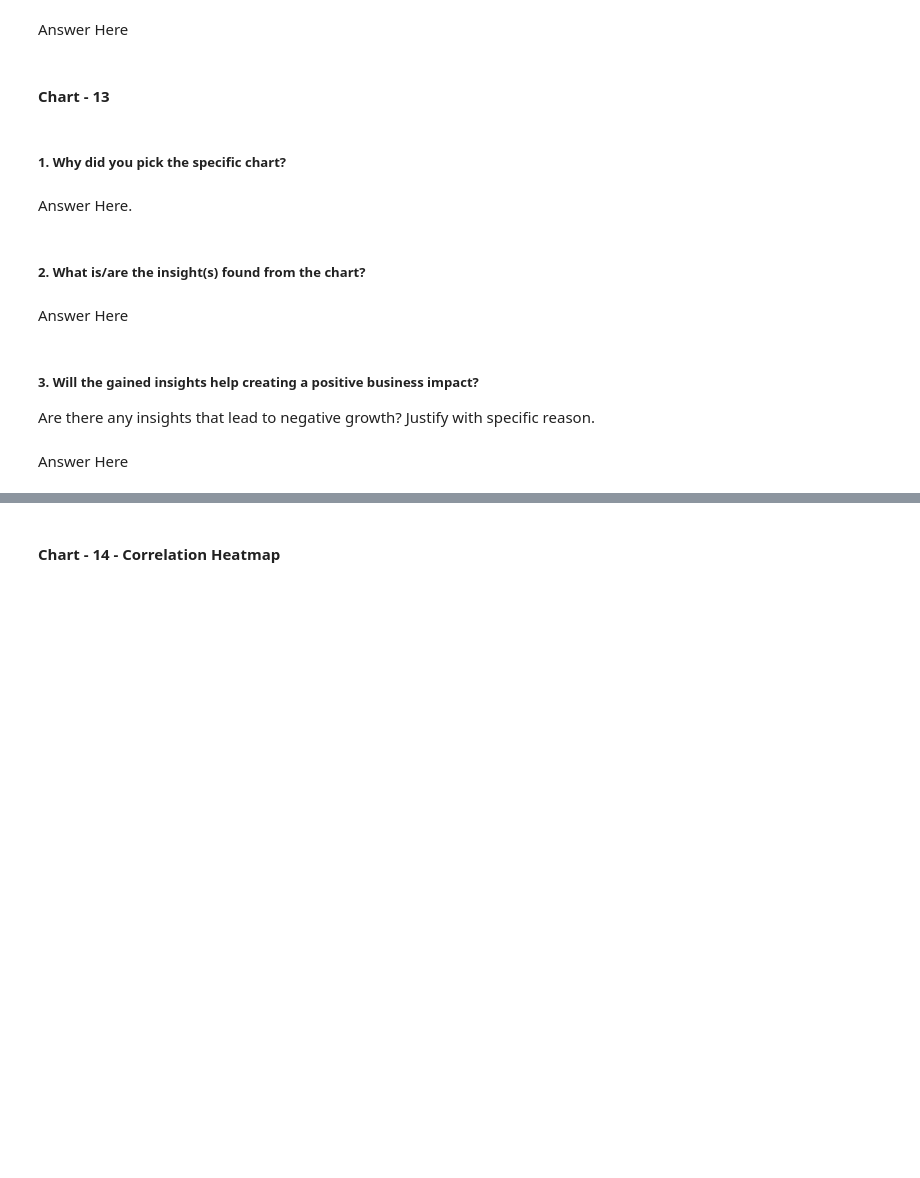
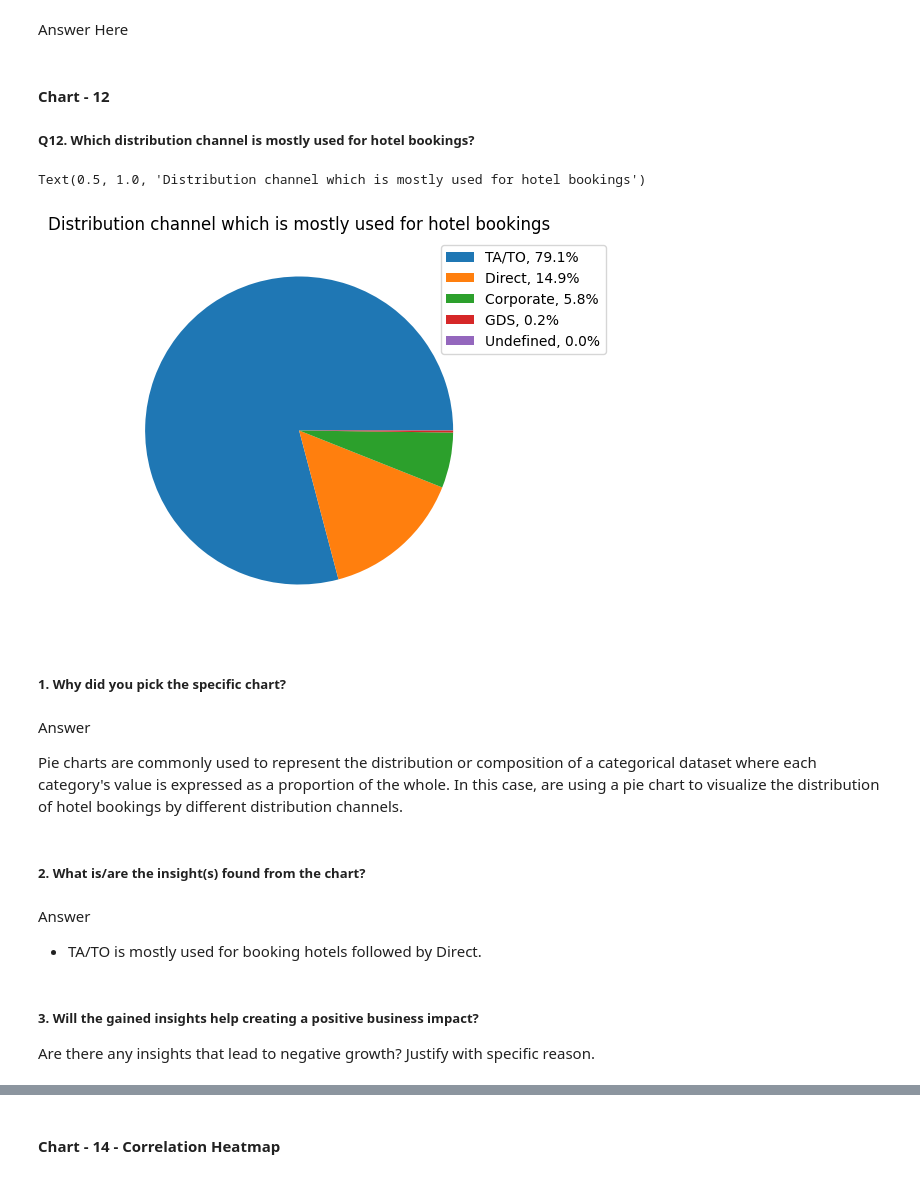
Before and after one commit to Kushdevu/Hotel-Booking-Analysis-EDA-Project, a Jupyter notebook: Copy_of_Sample_EDA_Submission_Template_ipynb0008.ipynb, the cells around one changed output, grey strips where cells are left out. Cells and saved outputs as stored; diff of their text form; code cells hidden in the pictures; blank space fills up the shorter version.

```diff
--- a/Copy_of_Sample_EDA_Submission_Template_ipynb0008.ipynb
+++ b/Copy_of_Sample_EDA_Submission_Template_ipynb0008.ipynb
@@ -928,5 +1013,3 @@ Answer Here
 Are there any insights that lead to negative growth? Justify with specific reason.
 # %% [markdown]
 Answer Here
-# %% [markdown]
-#### Chart - 13
@@ -935,13 +1016,40 @@ Answer Here
+# %% [markdown]
+#### Chart - 12
+
+##### Q12. Which distribution channel is mostly used for hotel bookings?
+# %%
+#check distribution channel
+dcf =df['distribution_channel'].value_counts().reset_index().rename(columns={'index':"distribution_channel",'distribution_channel':'count'})
+#add percenatge columns in dcf dataframe
+dcf['percentage'] = round(dcf['count']*100/df.shape[0],1)
+#Creating list of percentage
+sizes=dcf['percentage'].values.tolist()
+# %%
+# Chart - 12 visualization code
+plt.figure(figsize=(5,5))
+plt.pie(df['distribution_channel'].value_counts(),labels=None)
+
+#setting legends with percentage values
+labels = df['distribution_channel'].value_counts().keys()
+labels = [f'{l}, {s}%' for l, s in zip(labels, sizes)]
+plt.legend(bbox_to_anchor=(0.85, 1), loc='upper left', labels=labels)
+
+plt.title('Distribution channel which is mostly used for hotel bookings')
+# %% [output]
+Text(0.5, 1.0, 'Distribution channel which is mostly used for hotel bookings')
+[figure, added]
 # %% [markdown]
 ##### 1. Why did you pick the specific chart?
-# %% [markdown]
-Answer Here.
+# %% [markdown]
+Answer
+
+Pie charts are commonly used to represent the distribution or composition of a categorical dataset where each category's value is expressed as a proportion of the whole. In this case, are using a pie chart to visualize the distribution of hotel bookings by different distribution channels.
 # %% [markdown]
 ##### 2. What is/are the insight(s) found from the chart?
-# %% [markdown]
-Answer Here
+# %% [markdown]
+Answer
+
+*   TA/TO is mostly used for booking hotels followed by Direct.
 # %% [markdown]
 ##### 3. Will the gained insights help creating a positive business impact?
 Are there any insights that lead to negative growth? Justify with specific reason.
-# %% [markdown]
-Answer Here
```
Also changed, not shown: parts of 156 cells of this notebook.
